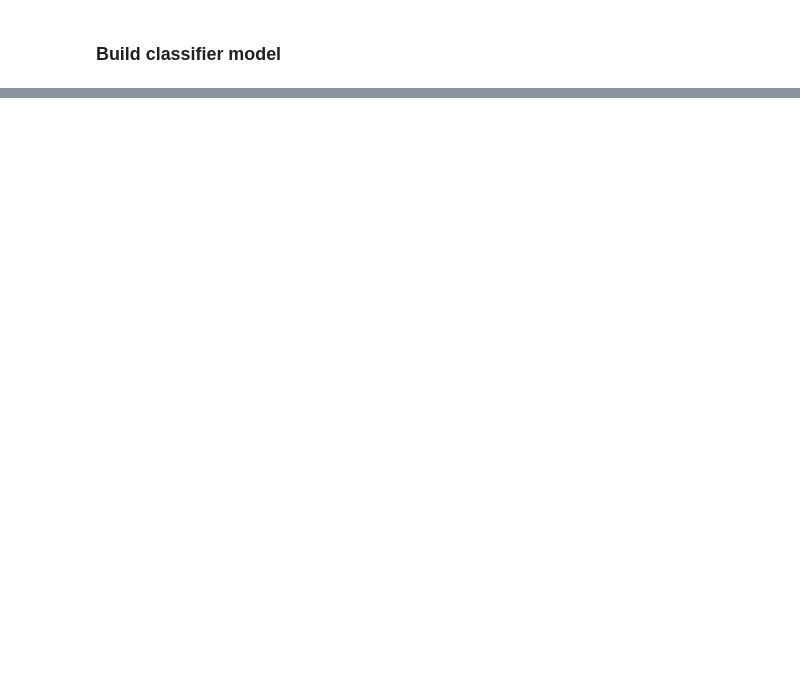
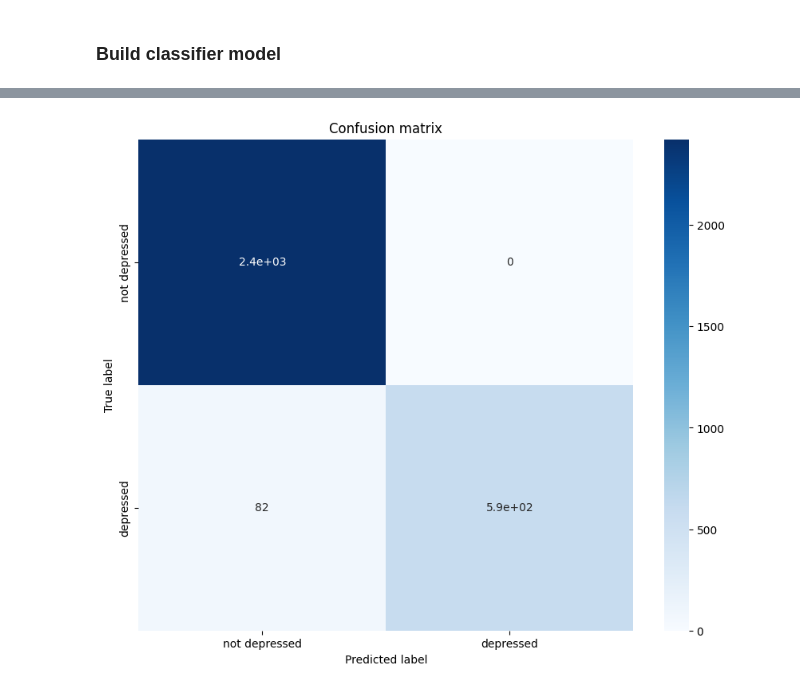
Before and after one commit to veronicaeyo/sentiment-analysis, a Jupyter notebook: sentiment.ipynb, the cells around one changed output, grey strips where cells are left out. Cells and saved outputs as stored; diff of their text form; code cells hidden in the pictures; blank space fills up the shorter version.

```diff
--- a/sentiment.ipynb
+++ b/sentiment.ipynb
@@ -307,5 +295,5 @@ You can try to debug the error by setting error_score='raise'.
 # %%
 # KnnClassifier
 knn_classify = KNeighborsClassifier()
-knn_classify.fit(X_train_tfidf,y_train)
+knn_classify.fit(X_train_res,y_train_res)
 # %% [output]
@@ -319,0 +318,3 @@ print(classify_report)
+# %%
+lr_model = LogisticRegression(max_iter=200, random_state=419)
+lr_model.fit(X_train, y_train)
@@ -319,0 +323,7 @@ print(classify_report)
+# %%
+# Get test set predictions and evaluate model metrics
+preds = lr_model.predict(X_test)
+score = accuracy_score(y_test,preds)
+classify_report = classification_report(y_test,preds)
+print(score)
+print(classify_report)
@@ -319,0 +340,34 @@ print(classify_report)
+# %%
+def plot_confusion_matrix(
+    y_true, y_pred, ax, class_names, vmax=None, vmin=None, title="Confusion matrix"
+):
+
+    matrix = confusion_matrix(y_true, y_pred)
+
+    if vmax is None:
+        vmax = np.max(matrix)
+    if vmin is None:
+        vmin = np.min(matrix)
+
+    matrix = pd.DataFrame(matrix, index=class_names, columns=class_names)
+
+    sns.heatmap(matrix, cmap="Blues", annot=True, ax=ax, vmin=vmin, vmax=vmax)
+
+    ax.set_title(title)
+    ax.set_ylabel("True label")
+    ax.set_xlabel("Predicted label")
+
+    return ax
+
+
+fig, ax = plt.subplots(figsize=(10, 8))
+plot_confusion_matrix(
+    y_test,
+    preds,
+    ax,
+    class_names=["not depressed", "depressed"],
+    title="Confusion matrix",
+)
+plt.show()
+# %% [output]
+[figure, added]
```
Also changed, not shown: parts of 7 cells of this notebook, 1 other file.
